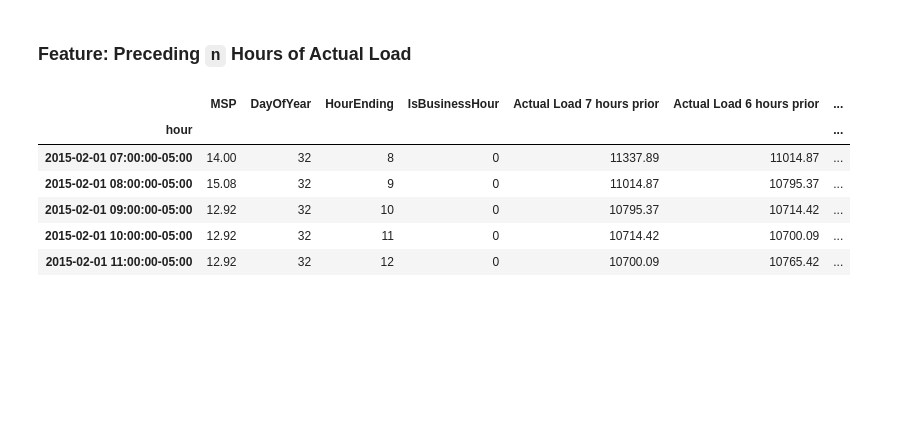
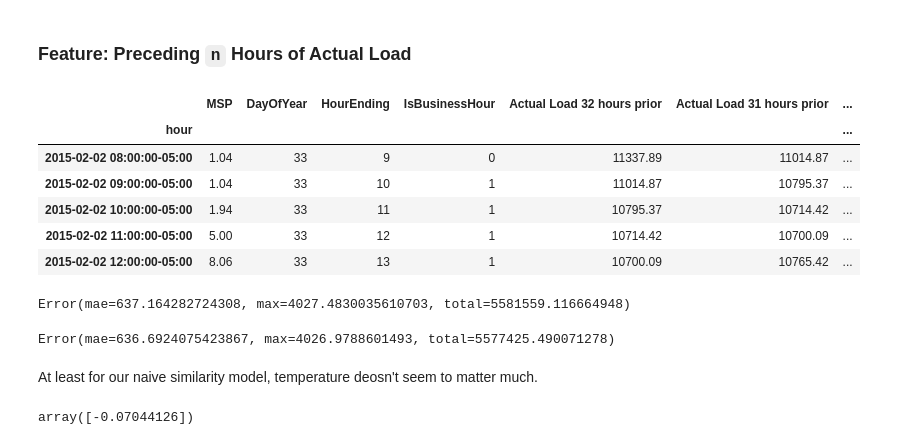
Before and after one commit to caindy/mml, a Jupyter notebook: 03_explore_features.ipynb, the cells around one changed output. Drawn from its saved outputs; the diff is of its cells as text; code cells hidden in the pictures; blank space fills up the shorter version.

```diff
--- a/03_explore_features.ipynb
+++ b/03_explore_features.ipynb
@@ -44,31 +42,31 @@ ds.data.head()
 # %%
 feature_names = ds.features.copy()
 X = ds.data[feature_names].copy()
 y = ds.data[ds.actual].copy()
 
-num_hours_prior = 7
+num_hours_prior = 32
 def prior_load_colname(i : int):
     return f"Actual Load {i} hours prior"
 
 for i in range(num_hours_prior, 0, -1):
     col_name = prior_load_colname(i)
     X[col_name] = y.shift(i)
     feature_names.append(col_name)
 
 # shift the beginning of our data by `num_hours_prior`
 # our train/validate/test split allows the training set time period
 # to change while the validate and test are both fixed to a year
 X = X[num_hours_prior:]
 y = y[num_hours_prior:]
 X.head()
 # %% [output]
-|  | MSP | DayOfYear | HourEnding | IsBusinessHour | Actual Load 7 hours prior | Actual Load 6 hours prior | ... |
+|  | MSP | DayOfYear | HourEnding | IsBusinessHour | Actual Load 32 hours prior | Actual Load 31 hours prior | ... |
 | hour |  |  |  |  |  |  | ... |
-| 2015-02-01 07:00:00-05:00 | 14.00 | 32 | 8 | 0 | 11337.89 | 11014.87 | ... |
-| 2015-02-01 08:00:00-05:00 | 15.08 | 32 | 9 | 0 | 11014.87 | 10795.37 | ... |
-| 2015-02-01 09:00:00-05:00 | 12.92 | 32 | 10 | 0 | 10795.37 | 10714.42 | ... |
-| 2015-02-01 10:00:00-05:00 | 12.92 | 32 | 11 | 0 | 10714.42 | 10700.09 | ... |
-| 2015-02-01 11:00:00-05:00 | 12.92 | 32 | 12 | 0 | 10700.09 | 10765.42 | ... |
+| 2015-02-02 08:00:00-05:00 | 1.04 | 33 | 9 | 0 | 11337.89 | 11014.87 | ... |
+| 2015-02-02 09:00:00-05:00 | 1.04 | 33 | 10 | 1 | 11014.87 | 10795.37 | ... |
+| 2015-02-02 10:00:00-05:00 | 1.94 | 33 | 11 | 1 | 10795.37 | 10714.42 | ... |
+| 2015-02-02 11:00:00-05:00 | 5.00 | 33 | 12 | 1 | 10714.42 | 10700.09 | ... |
+| 2015-02-02 12:00:00-05:00 | 8.06 | 33 | 13 | 1 | 10700.09 | 10765.42 | ... |
 # %%
 from validation import Error, walkforward
 import numpy as np
@@ -89,3 +87,19 @@ def next_hour(actual, previous_hour, predicted_load):
                                     ds.validation_start, ds.validation_end, next_hour)
 overall_error = Error(ds.validation_data[ds.actual], np.concatenate(predictions))
 print(overall_error)
+# %% [output]
+Error(mae=637.164282724308, max=4027.4830035610703, total=5581559.116664948)
+# %%
+(predictions, errors) = walkforward(knn, X.drop(['MSP'], axis=1), y,
+                                    ds.validation_start, ds.validation_end, next_hour)
+overall_error = Error(ds.validation_data[ds.actual], np.concatenate(predictions))
+print(overall_error)
+# %% [output]
+Error(mae=636.6924075423867, max=4026.9788601493, total=5577425.490071278)
+# %% [markdown]
+At least for our naive similarity model, temperature deosn't seem to matter much.
+# %%
+from sklearn.feature_selection import r_regression
+r_regression(ds.train_data[['MSP']], ds.train_data[ds.actual])
+# %% [output]
+array([-0.07044126])
```
Also changed, not shown: parts of 8 cells of this notebook, 1 other file.
